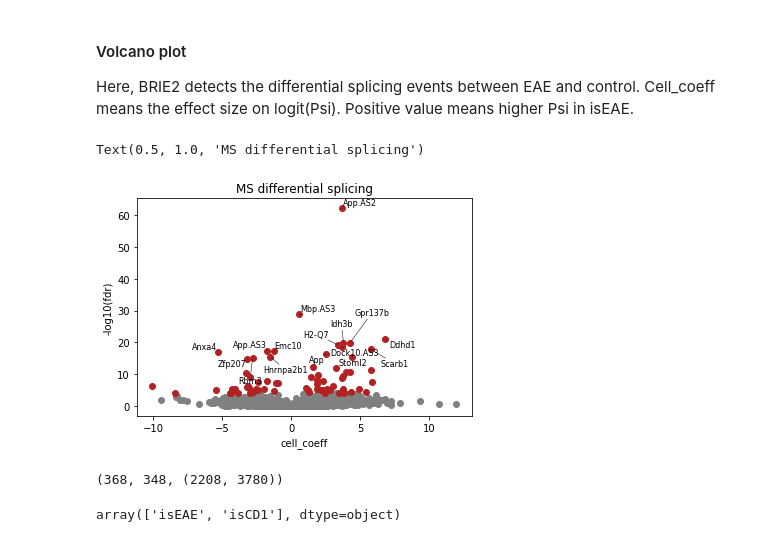
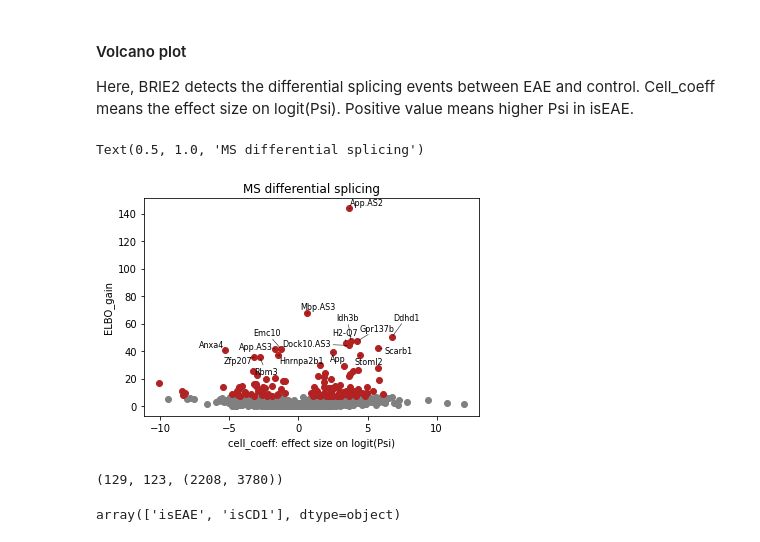
Before and after one commit to huangyh09/brie-tutorials, a Jupyter notebook: msEAE/brie2_msEAE.ipynb, the cells around one changed output. Drawn from its saved outputs; the diff is of its cells as text; code cells hidden in the pictures.

```diff
--- a/msEAE/brie2_msEAE.ipynb
+++ b/msEAE/brie2_msEAE.ipynb
@@ -76,6 +78,11 @@ Change gene index from Ensemebl id to gene name
 adata.var['old_index'] = adata.var.index
 new_index = [adata.var.GeneName[i] + adata.var.GeneID[i][18:] for i in range(adata.shape[1])]
 adata.var.index = new_index
+# %%
+# if the index is bytes, change it to str
+
+adata.var.index = [x.decode('utf-8') if type(x) == bytes else x for x in adata.var.index]
+adata.obs.index = [x.decode('utf-8') if type(x) == bytes else x for x in adata.obs.index]
 # %% [markdown]
 Add the cell annotations from input covariates
 # %%
@@ -86,17 +93,17 @@ adata.obs['isCD1'] = ['CD1_%d' %x for x in adata.obsm['Xc'][:, 1]]
 Here, BRIE2 detects the differential splicing events between EAE and control. Cell_coeff means the effect size on logit(Psi). Positive value means higher Psi in isEAE.
 # %%
 ## volcano plot for differential splicing events
-
-brie.pl.volcano(adata, y='fdr', n_anno=16, adjust=True)
+brie.pl.volcano(adata, y='ELBO_gain', log_y=False, n_anno=16, score_red=7, adjust=True)
+plt.xlabel('cell_coeff: effect size on logit(Psi)')
 plt.title("MS differential splicing")
 # %% [output]
 Text(0.5, 1.0, 'MS differential splicing')
-[figure, old version]
+[figure, new version]
 # %%
-DSEs = adata.var.index[adata.varm['fdr'][:, 0] < 0.05]
+DSEs = adata.var.index[adata.varm['ELBO_gain'][:, 0] >= 7]
 len(DSEs), len(np.unique([x.split('.')[0] for x in DSEs])), adata.shape
 # %% [output]
-(368, 348, (2208, 3780))
+(129, 123, (2208, 3780))
 # %%
 adata.uns['Xc_ids']
 # %% [output]
```
Also changed, not shown: parts of 15 cells of this notebook, 3 other files.
